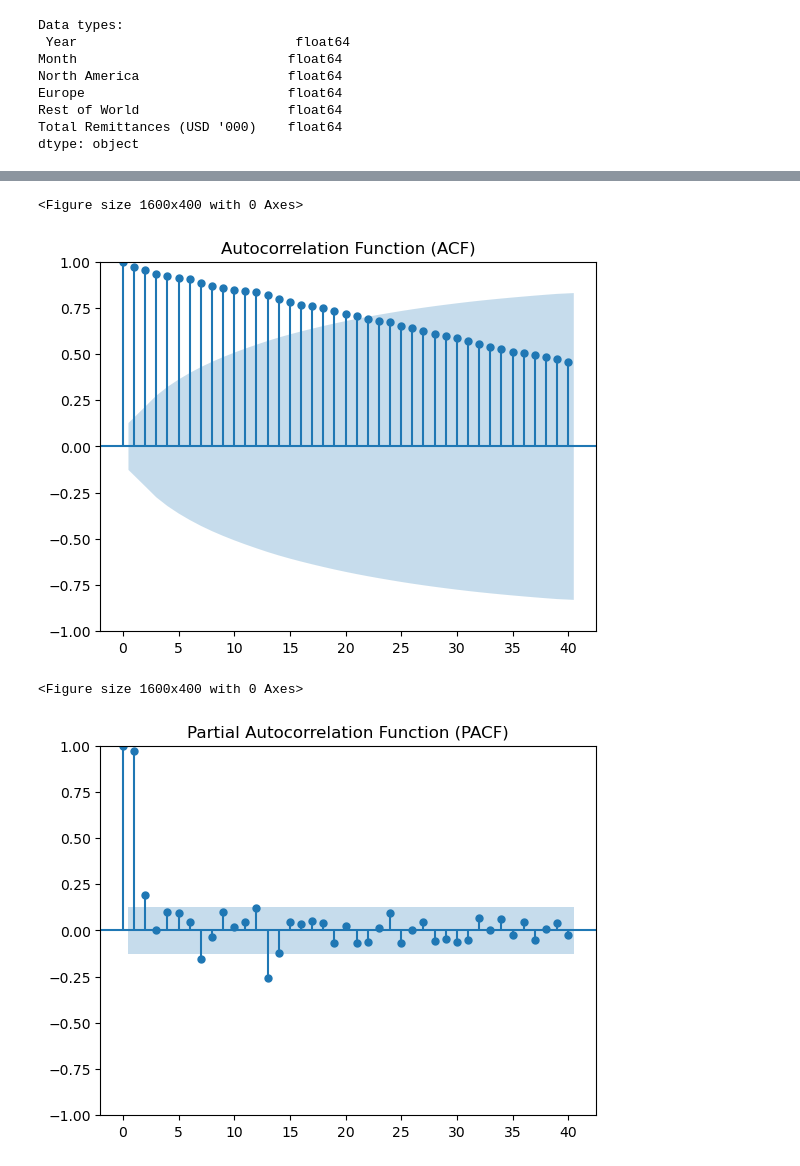
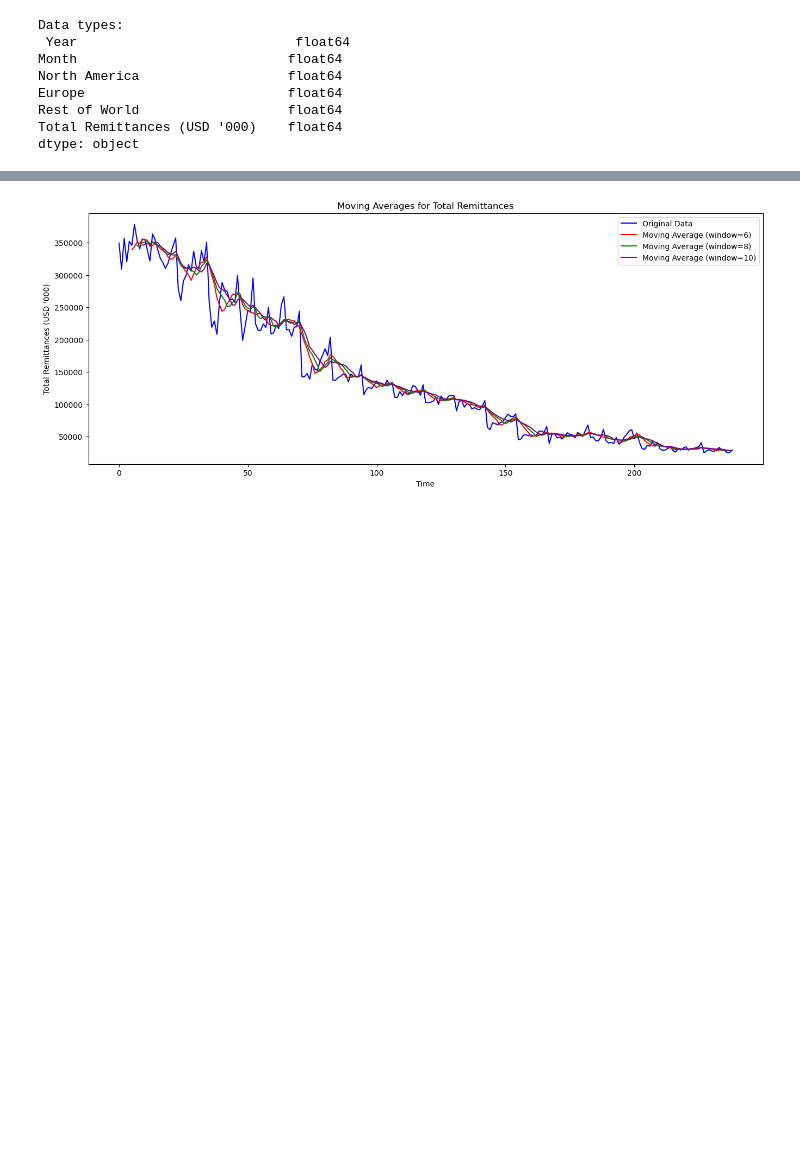
Before and after one commit to MadScie254/Predictive-Modeling-for-Monthly-Total-Remittances-CBK, a Jupyter notebook: Overview.ipynb, the cells around one changed output, grey strips where cells are left out. Saved outputs shown, nothing was run; the diff lists cells and outputs as text; code cells hidden in the pictures; blank space fills up the shorter version.

```diff
--- a/Overview.ipynb
+++ b/Overview.ipynb
@@ -436,17 +416,20 @@ We can use autocorrelation and partial autocorrelation functions to understand t
 # %%
-from statsmodels.graphics.tsaplots import plot_acf, plot_pacf
+# Apply different moving average windows
+ma_6 = remittances_data['Total Remittances (USD \'000)'].rolling(window=6).mean()
+ma_8 = remittances_data['Total Remittances (USD \'000)'].rolling(window=8).mean()
+ma_10 = remittances_data['Total Remittances (USD \'000)'].rolling(window=10).mean()
 
-# Plot autocorrelation function (ACF)
-plt.figure(figsize=(16, 4))
-plot_acf(remittances_data['Total Remittances (USD \'000)'], lags=40, title='Autocorrelation Function (ACF)')
+# Plot original data along with moving averages
+plt.figure(figsize=(16, 6))
+plt.plot(remittances_data['Total Remittances (USD \'000)'], label='Original Data', color='blue')
+plt.plot(ma_6, label='Moving Average (window=6)', color='red')
+plt.plot(ma_8, label='Moving Average (window=8)', color='green')
+plt.plot(ma_10, label='Moving Average (window=10)', color='purple')
+
+plt.title('Moving Averages for Total Remittances')
+plt.xlabel('Time')
+plt.ylabel('Total Remittances (USD \'000)')
+plt.legend()
 plt.show()
-
-# Plot partial autocorrelation function (PACF)
-plt.figure(figsize=(16, 4))
-plot_pacf(remittances_data['Total Remittances (USD \'000)'], lags=40, title='Partial Autocorrelation Function (PACF)')
-plt.show()
 # %% [output]
-<Figure size 1600x400 with 0 Axes>
-[figure, old version]
+[figure, new version]
-<Figure size 1600x400 with 0 Axes>
-[figure, removed]
```
Also changed, not shown: parts of 20 cells of this notebook.
